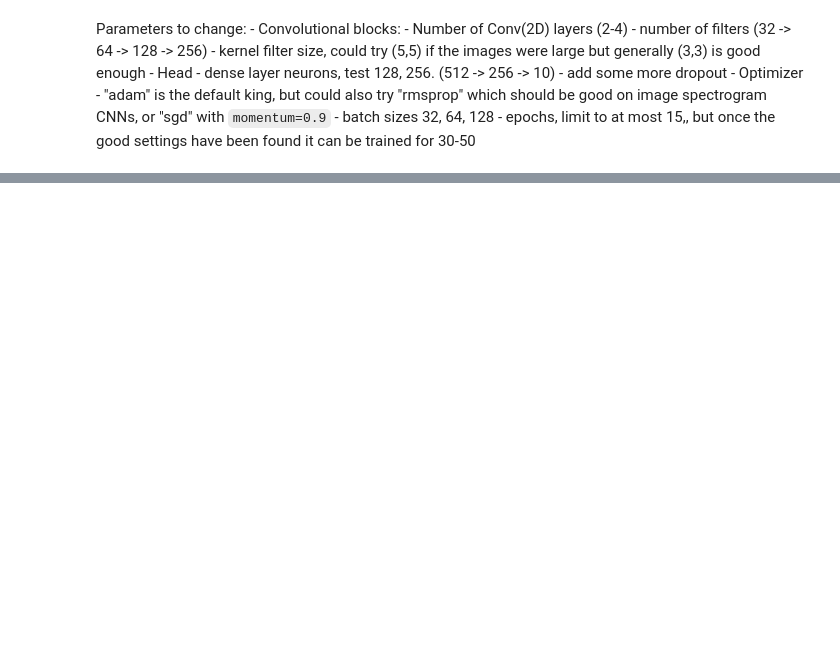
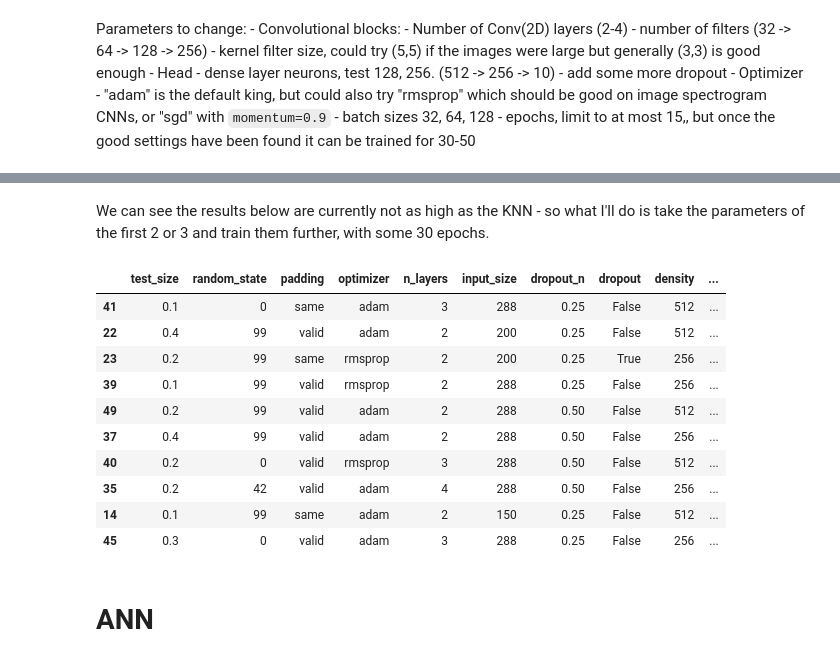
Before and after one commit to etiank/Jupyter-ML, a Jupyter notebook: main.ipynb, the cells around one changed output, grey strips where cells are left out. Drawn from its saved outputs; the diff is of its cells as text; code cells hidden in the pictures; blank space fills up the shorter version.

Commit message:
collected cnn data with parameter sampler

```diff
--- a/main.ipynb
+++ b/main.ipynb
@@ -786,0 +802,21 @@ for params in tqdm(sampled_params):
+# %% [markdown]
+We can see the results below are currently not as high as the KNN - so what I'll do is take the parameters of the first 2 or 3 and train them further, with some 30 epochs.
+# %%
+df_cnn = pd.read_csv("gtzan_cnn_results.csv")
+df_cnn_sorted = df_cnn.sort_values(by="accuracy", ascending=False)
+
+df_cnn_sorted.head(10)
+# %% [output]
+|  | test_size | random_state | padding | optimizer | n_layers | input_size | dropout_n | dropout | density | ... |
+| 41 | 0.1 | 0 | same | adam | 3 | 288 | 0.25 | False | 512 | ... |
+| 22 | 0.4 | 99 | valid | adam | 2 | 200 | 0.25 | False | 512 | ... |
+| 23 | 0.2 | 99 | same | rmsprop | 2 | 200 | 0.25 | True | 256 | ... |
+| 39 | 0.1 | 99 | valid | rmsprop | 2 | 288 | 0.25 | False | 256 | ... |
+| 49 | 0.2 | 99 | valid | adam | 2 | 288 | 0.50 | False | 512 | ... |
+| 37 | 0.4 | 99 | valid | adam | 2 | 288 | 0.50 | False | 256 | ... |
+| 40 | 0.2 | 0 | valid | rmsprop | 3 | 288 | 0.50 | False | 512 | ... |
+| 35 | 0.2 | 42 | valid | adam | 4 | 288 | 0.50 | False | 256 | ... |
+| 14 | 0.1 | 99 | same | adam | 2 | 150 | 0.25 | False | 512 | ... |
+| 45 | 0.3 | 0 | valid | adam | 3 | 288 | 0.25 | False | 256 | ... |
+# %% [markdown]
+# ANN
```
Also changed, not shown: parts of 12 cells of this notebook, 1 other file.
